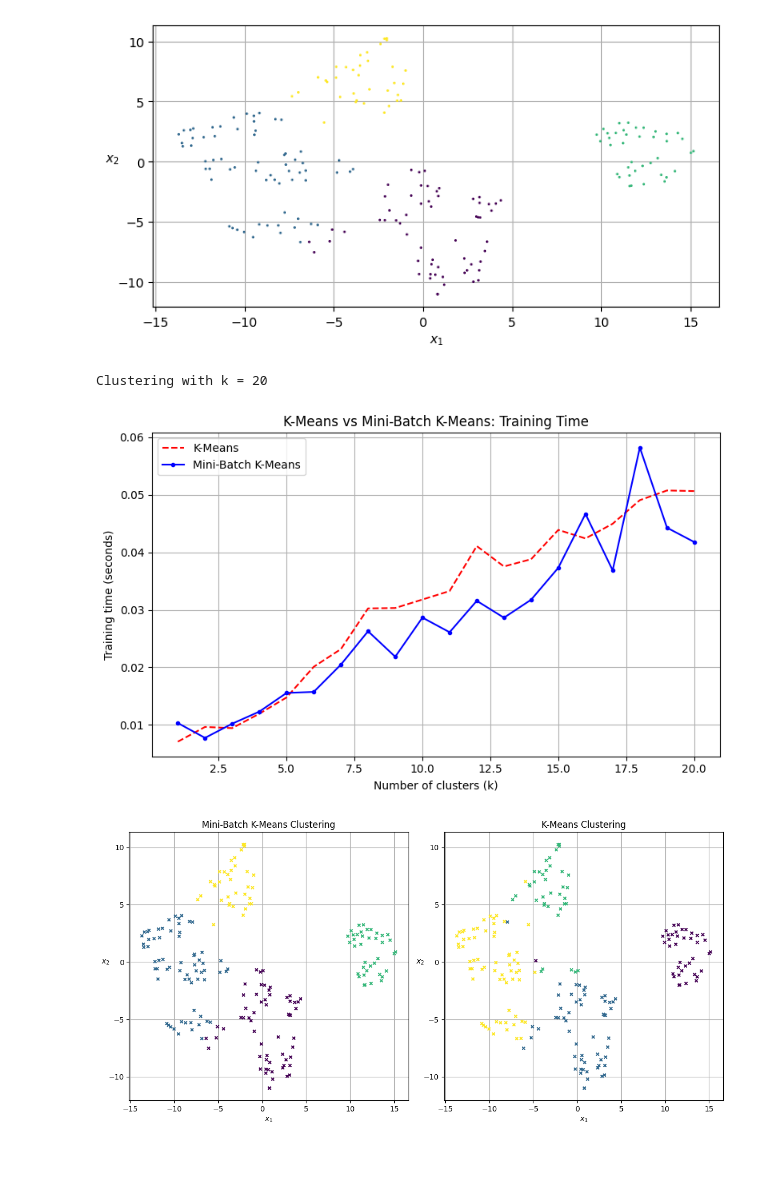
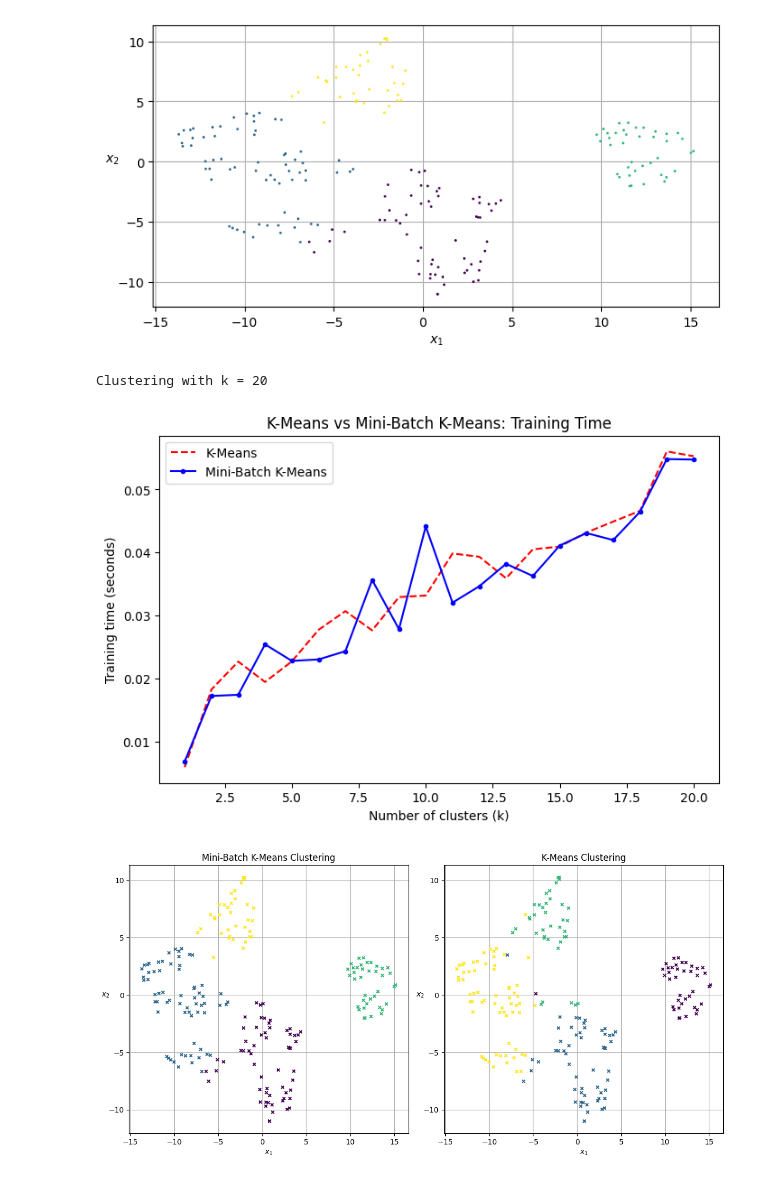
Before and after one commit to Naseem-Ananzeh/Ml2_Final_Project, a Jupyter notebook: ML2project.ipynb, the cells around one changed output. Drawn from its saved outputs; the diff is of its cells as text; code cells hidden in the pictures.

```diff
--- a/ML2project.ipynb
+++ b/ML2project.ipynb
@@ -289,40 +288,39 @@ plt.show()
 import numpy as np
 import matplotlib.pyplot as plt
 from sklearn.cluster import KMeans, MiniBatchKMeans
-from sklearn.datasets import make_blobs
 from timeit import default_timer as timer
 
-X, _ = make_blobs(n_samples=1000, centers=4, cluster_std=1.0, random_state=42)
+X = Mall_data.values
 
 max_k = 20
 times = np.empty((max_k, 2))
 
 for k in range(1, max_k + 1):
     print(f"\rClustering with k = {k}", end="")
 
+    # KMeans
     kmeans = KMeans(n_clusters=k, algorithm="lloyd", n_init=10, random_state=42)
     start = timer()
     kmeans.fit(X)
     times[k - 1, 0] = timer() - start
 
+    # MiniBatchKMeans
     minibatch = MiniBatchKMeans(n_clusters=k, n_init=10, random_state=42)
     start = timer()
     minibatch.fit(X)
     times[k - 1, 1] = timer() - start
 
 plt.figure(figsize=(8, 5))
 plt.plot(range(1, max_k + 1), times[:, 0], "r--", label="K-Means")
 plt.plot(range(1, max_k + 1), times[:, 1], "b.-", label="Mini-Batch K-Means")
 plt.xlabel("Number of clusters (k)")
 plt.ylabel("Training time (seconds)")
 plt.title("K-Means vs Mini-Batch K-Means: Training Time")
 plt.legend()
-plt.grid(True)
-plt.tight_layout()
 plt.show()
 # %% [output]
 Clustering with k = 20
-[figure, old version]
+[figure, new version]
 # %%
 import matplotlib.pyplot as plt
 
```
Also changed, not shown: parts of 1 cell of this notebook.
